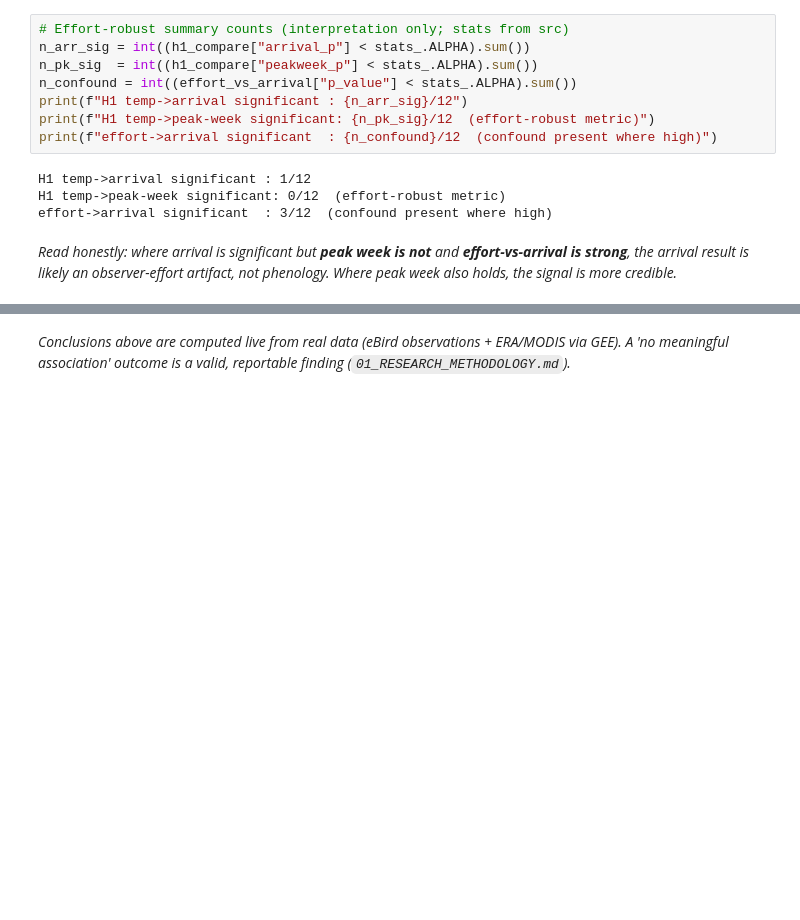
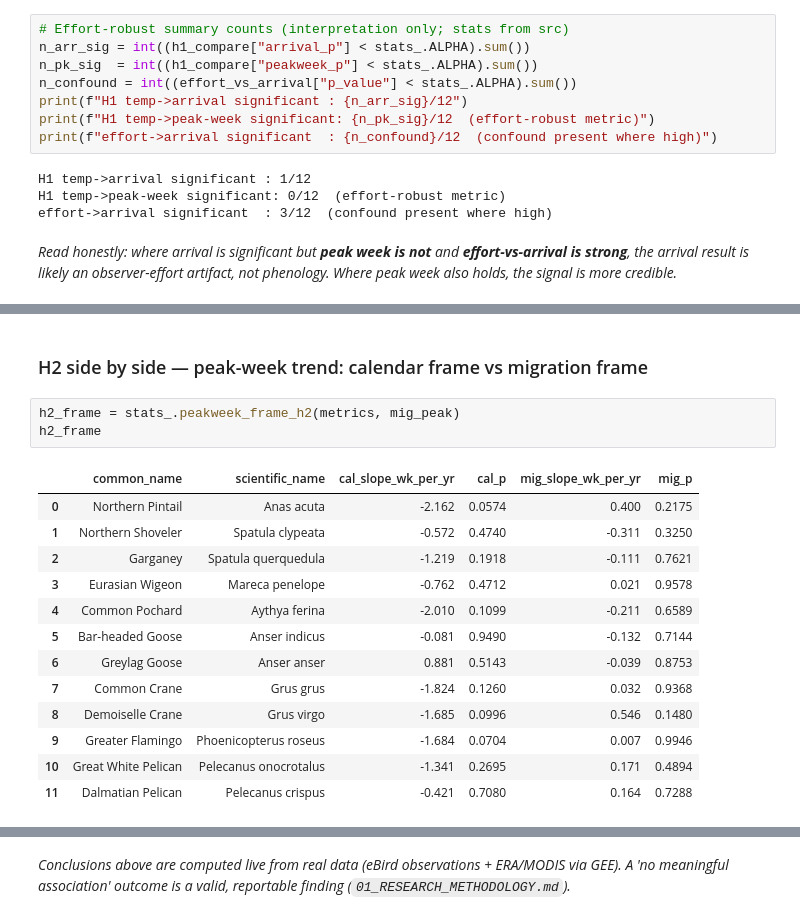
Before and after one commit to aaryanmodi17/birdsense, a Jupyter notebook: notebooks/05_statistics_and_hypotheses.ipynb, the cells around one changed output, grey strips where cells are left out. Drawn from its saved outputs; the diff is of its cells as text; blank space fills up the shorter version.

```diff
--- a/notebooks/05_statistics_and_hypotheses.ipynb
+++ b/notebooks/05_statistics_and_hypotheses.ipynb
@@ -241,0 +267,19 @@ _Read honestly: where arrival is significant but **peak week is not** and **effo
+# %% [markdown]
+### H2 side by side — peak-week trend: calendar frame vs migration frame
+# %%
+h2_frame = stats_.peakweek_frame_h2(metrics, mig_peak)
+h2_frame
+# %% [output]
+|  | common_name | scientific_name | cal_slope_wk_per_yr | cal_p | mig_slope_wk_per_yr | mig_p |
+| 0 | Northern Pintail | Anas acuta | -2.162 | 0.0574 | 0.400 | 0.2175 |
+| 1 | Northern Shoveler | Spatula clypeata | -0.572 | 0.4740 | -0.311 | 0.3250 |
+| 2 | Garganey | Spatula querquedula | -1.219 | 0.1918 | -0.111 | 0.7621 |
+| 3 | Eurasian Wigeon | Mareca penelope | -0.762 | 0.4712 | 0.021 | 0.9578 |
+| 4 | Common Pochard | Aythya ferina | -2.010 | 0.1099 | -0.211 | 0.6589 |
+| 5 | Bar-headed Goose | Anser indicus | -0.081 | 0.9490 | -0.132 | 0.7144 |
+| 6 | Greylag Goose | Anser anser | 0.881 | 0.5143 | -0.039 | 0.8753 |
+| 7 | Common Crane | Grus grus | -1.824 | 0.1260 | 0.032 | 0.9368 |
+| 8 | Demoiselle Crane | Grus virgo | -1.685 | 0.0996 | 0.546 | 0.1480 |
+| 9 | Greater Flamingo | Phoenicopterus roseus | -1.684 | 0.0704 | 0.007 | 0.9946 |
+| 10 | Great White Pelican | Pelecanus onocrotalus | -1.341 | 0.2695 | 0.171 | 0.4894 |
+| 11 | Dalmatian Pelican | Pelecanus crispus | -0.421 | 0.7080 | 0.164 | 0.7288 |
```
Also changed, not shown: parts of 8 cells of this notebook, 4 other files.
